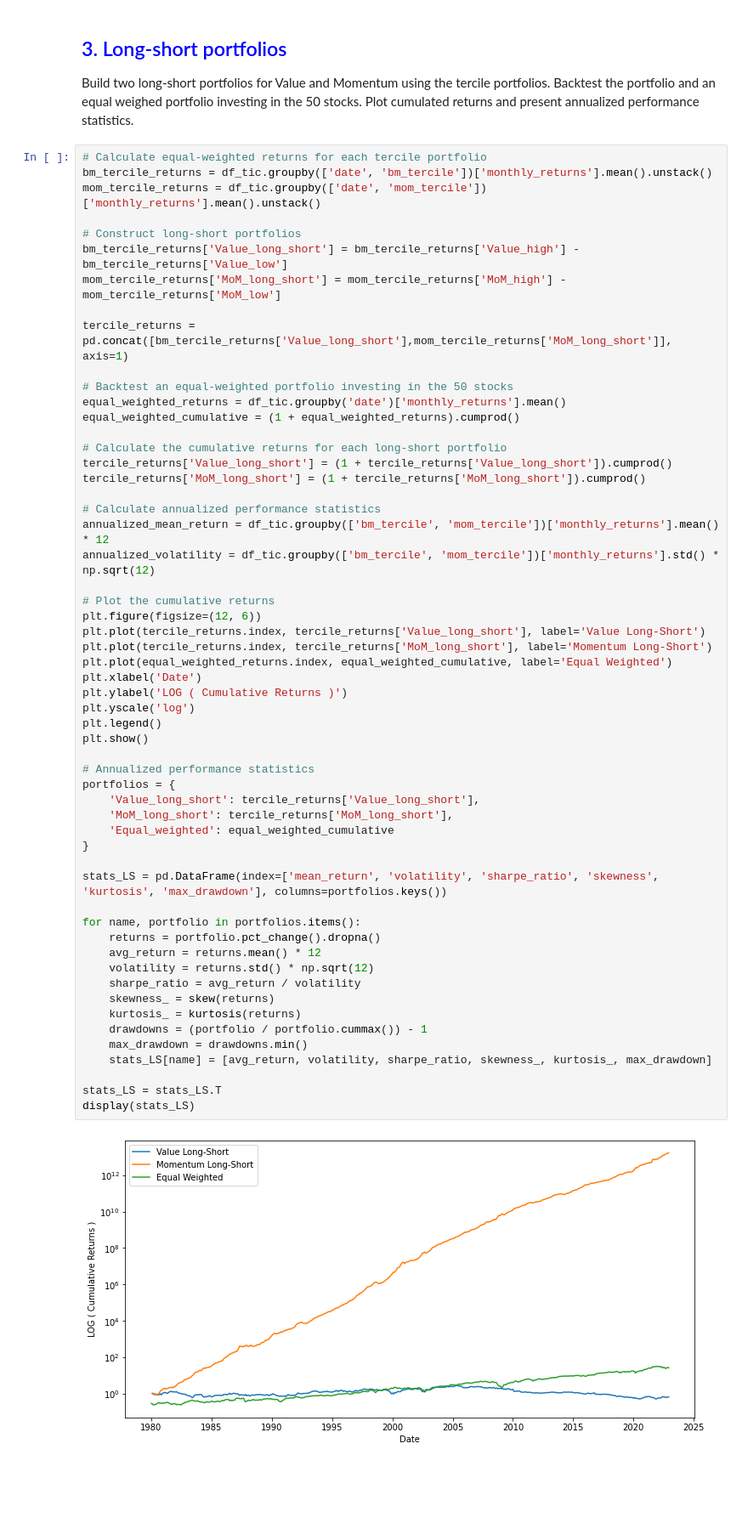
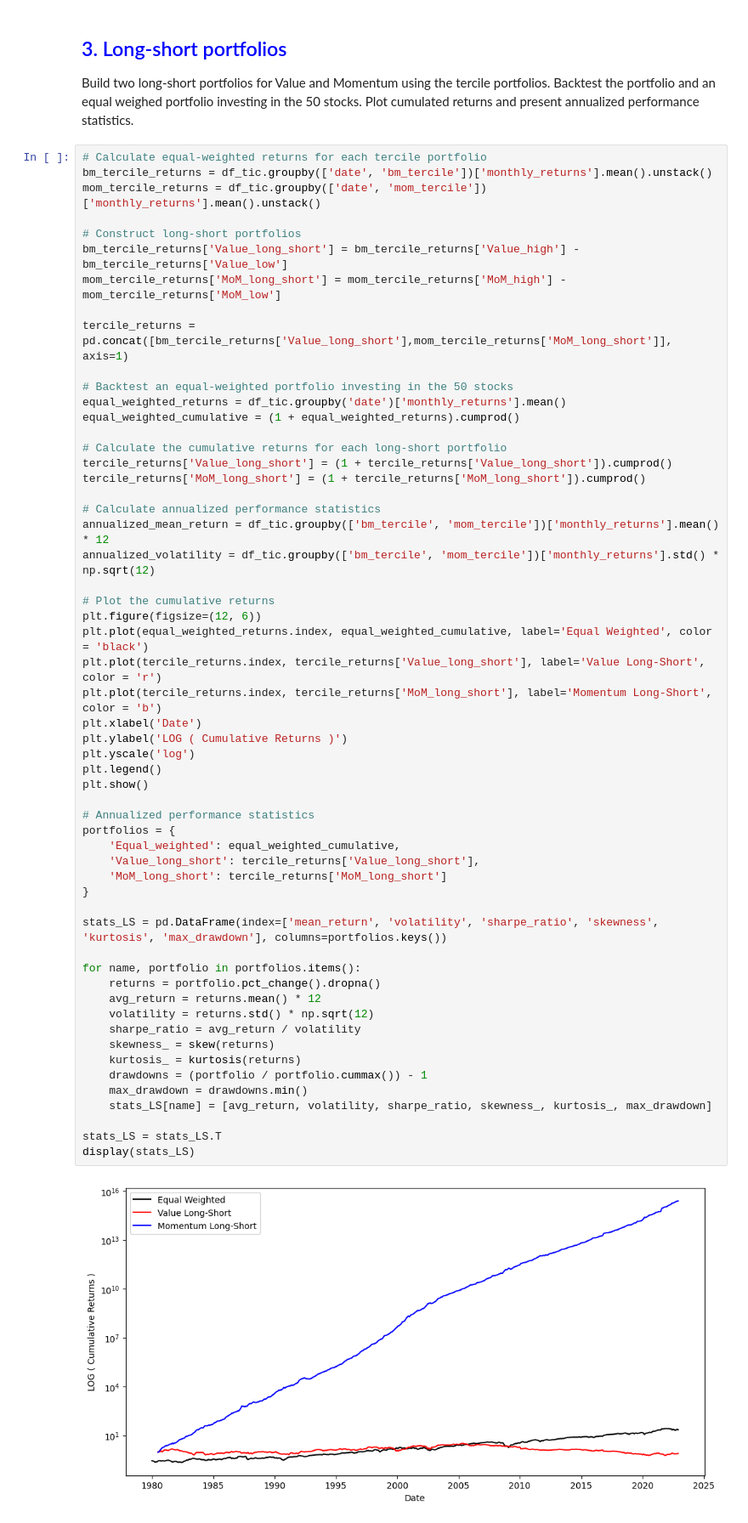
Before and after one commit to InesDew/NOVA-Asset-Management, a Jupyter notebook: Solution.ipynb, the cells around one changed output. Shown: that part at 85% size. Cells and saved outputs as stored; diff of their text form; blank space fills up the shorter version.

```diff
--- a/Solution.ipynb
+++ b/Solution.ipynb
@@ -311,37 +290,37 @@ annualized_volatility = df_tic.groupby(['bm_tercile', 'mom_tercile'])['monthly_r
 
 # Plot the cumulative returns
 plt.figure(figsize=(12, 6))
-plt.plot(tercile_returns.index, tercile_returns['Value_long_short'], label='Value Long-Short')
-plt.plot(tercile_returns.index, tercile_returns['MoM_long_short'], label='Momentum Long-Short')
-plt.plot(equal_weighted_returns.index, equal_weighted_cumulative, label='Equal Weighted')
+plt.plot(equal_weighted_returns.index, equal_weighted_cumulative, label='Equal Weighted', color = 'black')
+plt.plot(tercile_returns.index, tercile_returns['Value_long_short'], label='Value Long-Short', color = 'r')
+plt.plot(tercile_returns.index, tercile_returns['MoM_long_short'], label='Momentum Long-Short', color = 'b')
 plt.xlabel('Date')
 plt.ylabel('LOG ( Cumulative Returns )')
 plt.yscale('log')
 plt.legend()
 plt.show()
 
 # Annualized performance statistics
 portfolios = {
+    'Equal_weighted': equal_weighted_cumulative,
     'Value_long_short': tercile_returns['Value_long_short'],
-    'MoM_long_short': tercile_returns['MoM_long_short'],
-    'Equal_weighted': equal_weighted_cumulative
+    'MoM_long_short': tercile_returns['MoM_long_short']
 }
 
 stats_LS = pd.DataFrame(index=['mean_return', 'volatility', 'sharpe_ratio', 'skewness', 'kurtosis', 'max_drawdown'], columns=portfolios.keys())
 
 for name, portfolio in portfolios.items():
     returns = portfolio.pct_change().dropna()
     avg_return = returns.mean() * 12
     volatility = returns.std() * np.sqrt(12)
     sharpe_ratio = avg_return / volatility
     skewness_ = skew(returns)
     kurtosis_ = kurtosis(returns)
     drawdowns = (portfolio / portfolio.cummax()) - 1
     max_drawdown = drawdowns.min()
     stats_LS[name] = [avg_return, volatility, sharpe_ratio, skewness_, kurtosis_, max_drawdown]
 
 stats_LS = stats_LS.T
 display(stats_LS)
 # %% [output]
-[figure, old version]
+[figure, new version]
 |  | mean_return | volatility | sharpe_ratio | skewness | kurtosis | max_drawdown |
```
Also changed, not shown: parts of 15 cells of this notebook.
